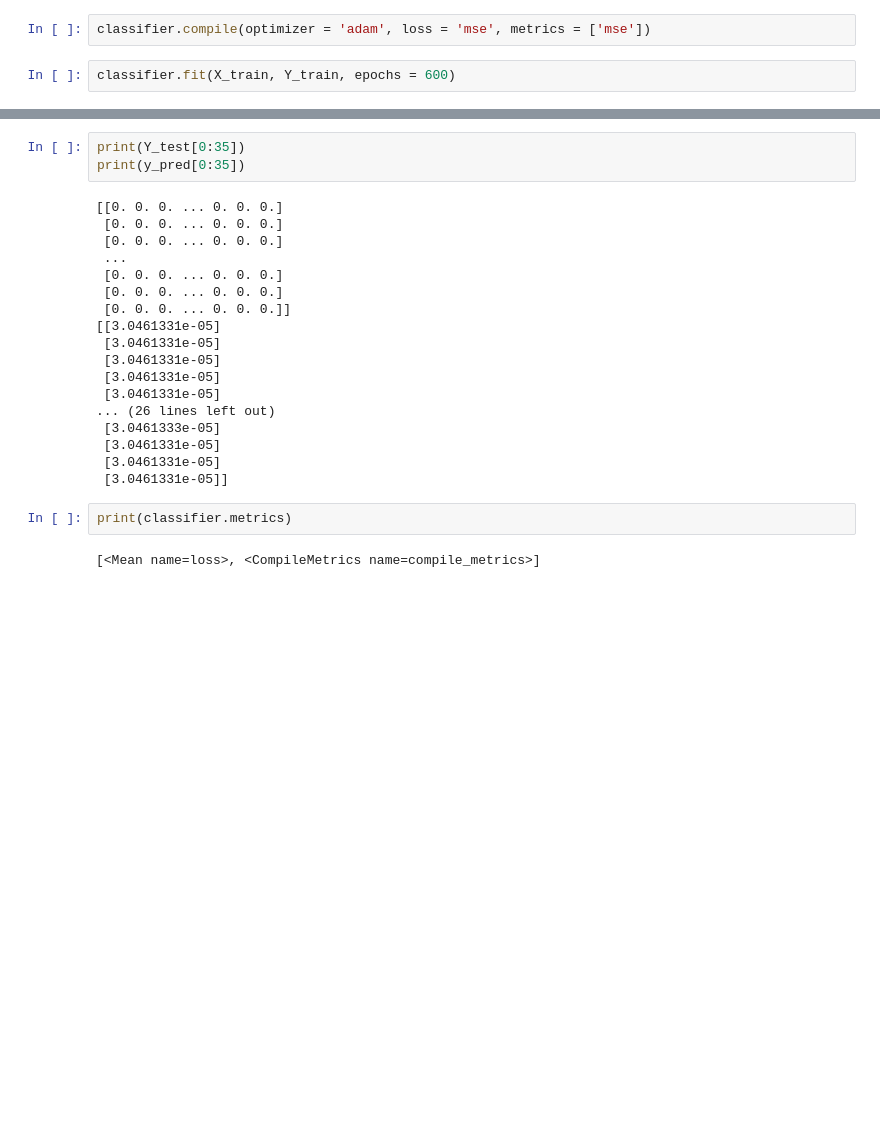
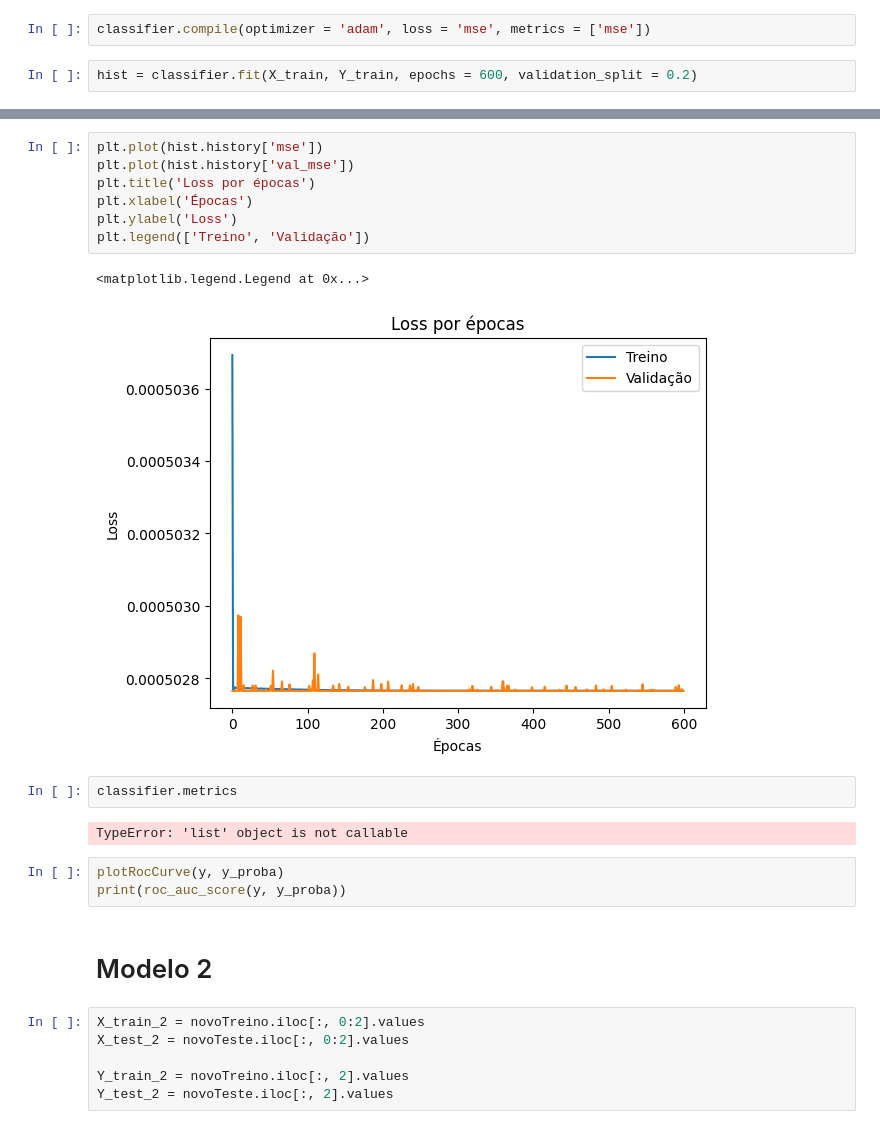
Before and after one commit to MatheusAcacioR/ts9-2019, a Jupyter notebook: arquivos/main.ipynb, the cells around one changed output, grey strips where cells are left out. Drawn from its saved outputs; the diff is of its cells as text; blank space fills up the shorter version.

```diff
--- a/arquivos/main.ipynb
+++ b/arquivos/main.ipynb
@@ -121,6 +148,6 @@ classifier.add( tf.keras.layers.Dense(units = 1, kernel_initializer = 'uniform')
 # %%
 classifier.compile(optimizer = 'adam', loss = 'mse', metrics = ['mse'])
 # %%
-classifier.fit(X_train, Y_train, epochs = 600)
+hist = classifier.fit(X_train, Y_train, epochs = 600, validation_split = 0.2)
 # %% [output]
 Epoch 1/600
@@ -148,25 +174,25 @@ y_pred = classifier.predict(X_test)
-# %%
-print(Y_test[0:35])
-print(y_pred[0:35])
-# %% [output]
-[[0. 0. 0. ... 0. 0. 0.]
- [0. 0. 0. ... 0. 0. 0.]
- [0. 0. 0. ... 0. 0. 0.]
- ...
- [0. 0. 0. ... 0. 0. 0.]
- [0. 0. 0. ... 0. 0. 0.]
- [0. 0. 0. ... 0. 0. 0.]]
-[[3.0461331e-05]
- [3.0461331e-05]
- [3.0461331e-05]
- [3.0461331e-05]
- [3.0461331e-05]
-... (26 lines left out)
- [3.0461333e-05]
- [3.0461331e-05]
- [3.0461331e-05]
- [3.0461331e-05]]
-# %%
-print(classifier.metrics)
-# %% [output]
-[<Mean name=loss>, <CompileMetrics name=compile_metrics>]
+# %%
+plt.plot(hist.history['mse'])
+plt.plot(hist.history['val_mse'])
+plt.title('Loss por épocas')
+plt.xlabel('Épocas')
+plt.ylabel('Loss')
+plt.legend(['Treino', 'Validação'])
+# %% [output]
+<matplotlib.legend.Legend at 0x...>
+[figure, added]
+# %%
+classifier.metrics
+# %% [output]
+TypeError: 'list' object is not callable
+# %%
+plotRocCurve(y, y_proba)
+print(roc_auc_score(y, y_proba))
+# %% [markdown]
+# Modelo 2
+# %%
+X_train_2 = novoTreino.iloc[:, 0:2].values
+X_test_2 = novoTeste.iloc[:, 0:2].values
+
+Y_train_2 = novoTreino.iloc[:, 2].values
+Y_test_2 = novoTeste.iloc[:, 2].values
```
Also changed, not shown: parts of 14 cells of this notebook, 2 other files.
